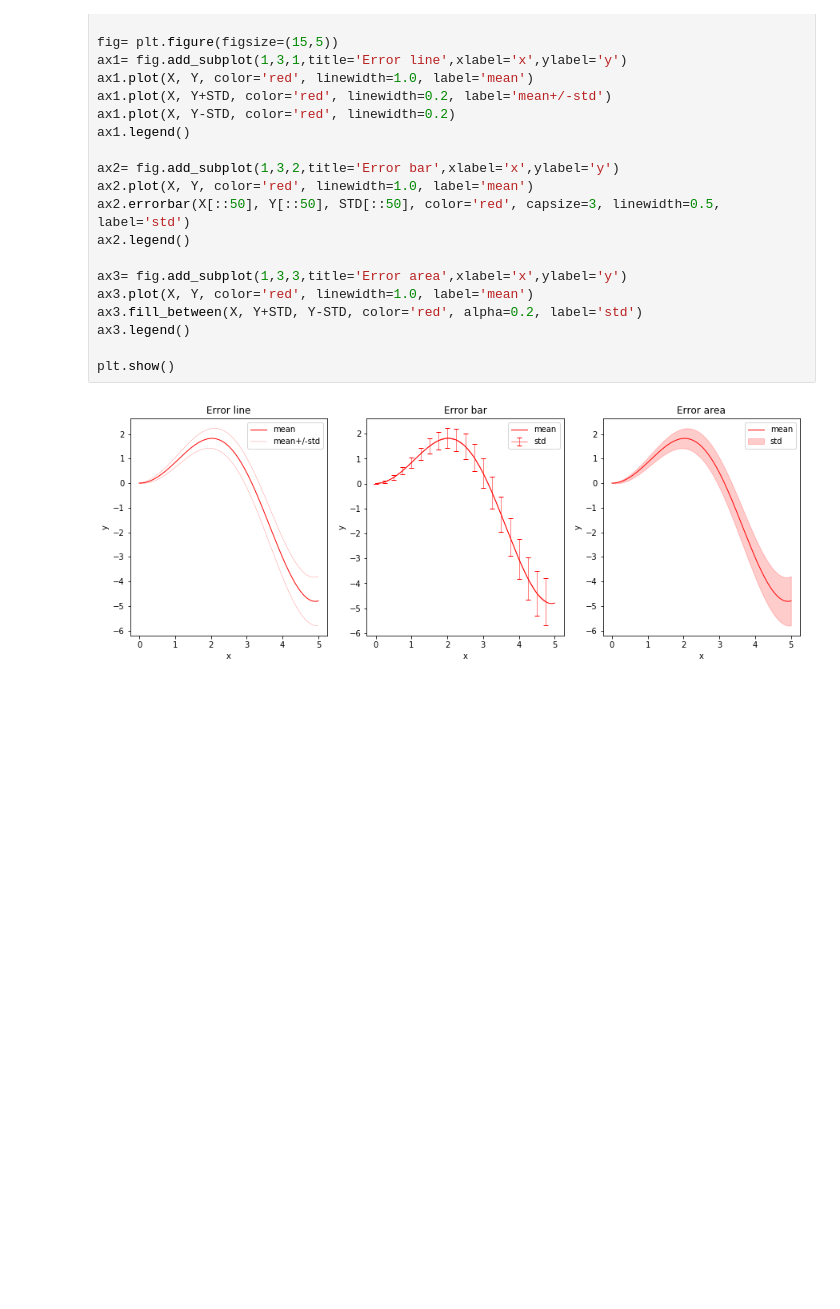
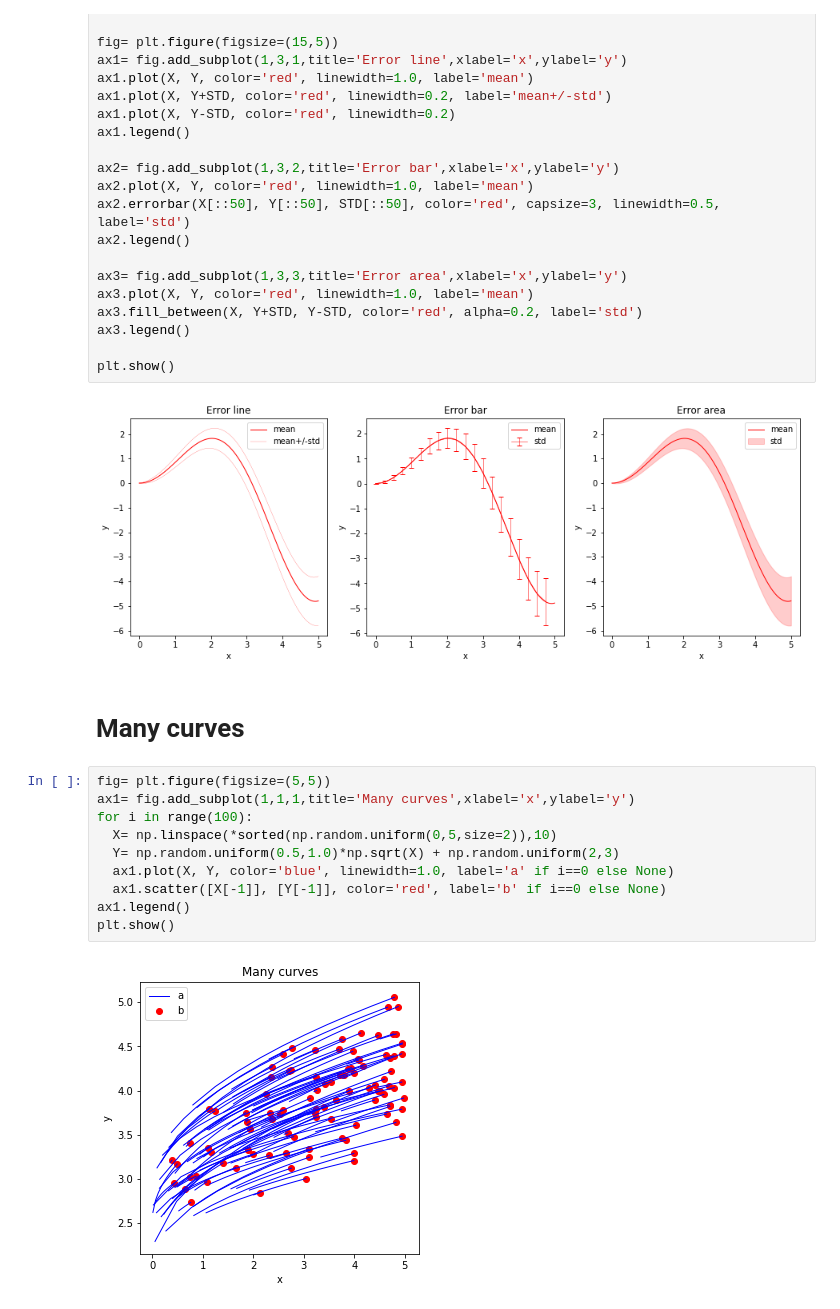
Before and after one commit to akihikoy/ay_test, a Jupyter notebook: python/matplotlib/jupyter_notebook.ipynb, the cells around one changed output. Drawn from its saved outputs; the diff is of its cells as text; blank space fills up the shorter version.

```diff
--- a/python/matplotlib/jupyter_notebook.ipynb
+++ b/python/matplotlib/jupyter_notebook.ipynb
@@ -219,3 +219,17 @@ ax3.legend()
 plt.show()
 # %% [output]
 [figure]
+# %% [markdown]
+# Many curves
+# %%
+fig= plt.figure(figsize=(5,5))
+ax1= fig.add_subplot(1,1,1,title='Many curves',xlabel='x',ylabel='y')
+for i in range(100):
+  X= np.linspace(*sorted(np.random.uniform(0,5,size=2)),10)
+  Y= np.random.uniform(0.5,1.0)*np.sqrt(X) + np.random.uniform(2,3)
+  ax1.plot(X, Y, color='blue', linewidth=1.0, label='a' if i==0 else None)
+  ax1.scatter([X[-1]], [Y[-1]], color='red', label='b' if i==0 else None)
+ax1.legend()
+plt.show()
+# %% [output]
+[figure, added]
```
Also changed, not shown: 3 other files.
